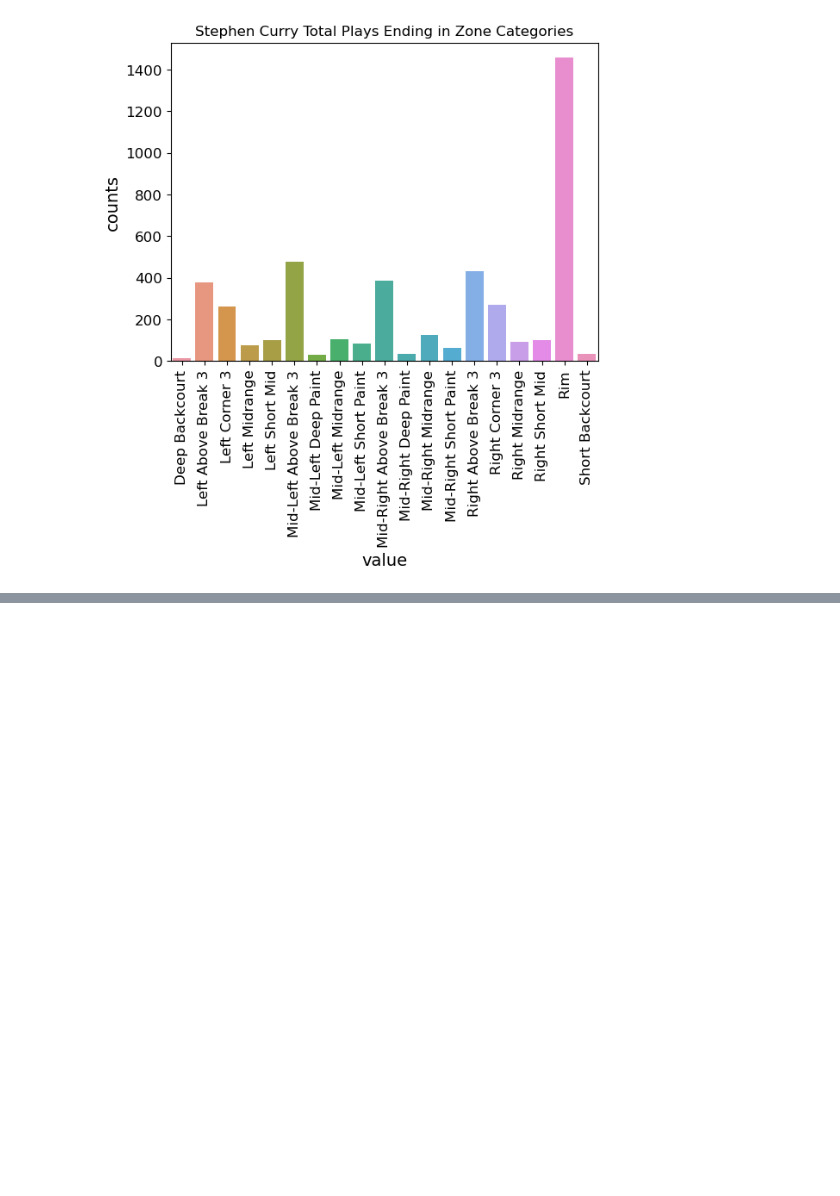
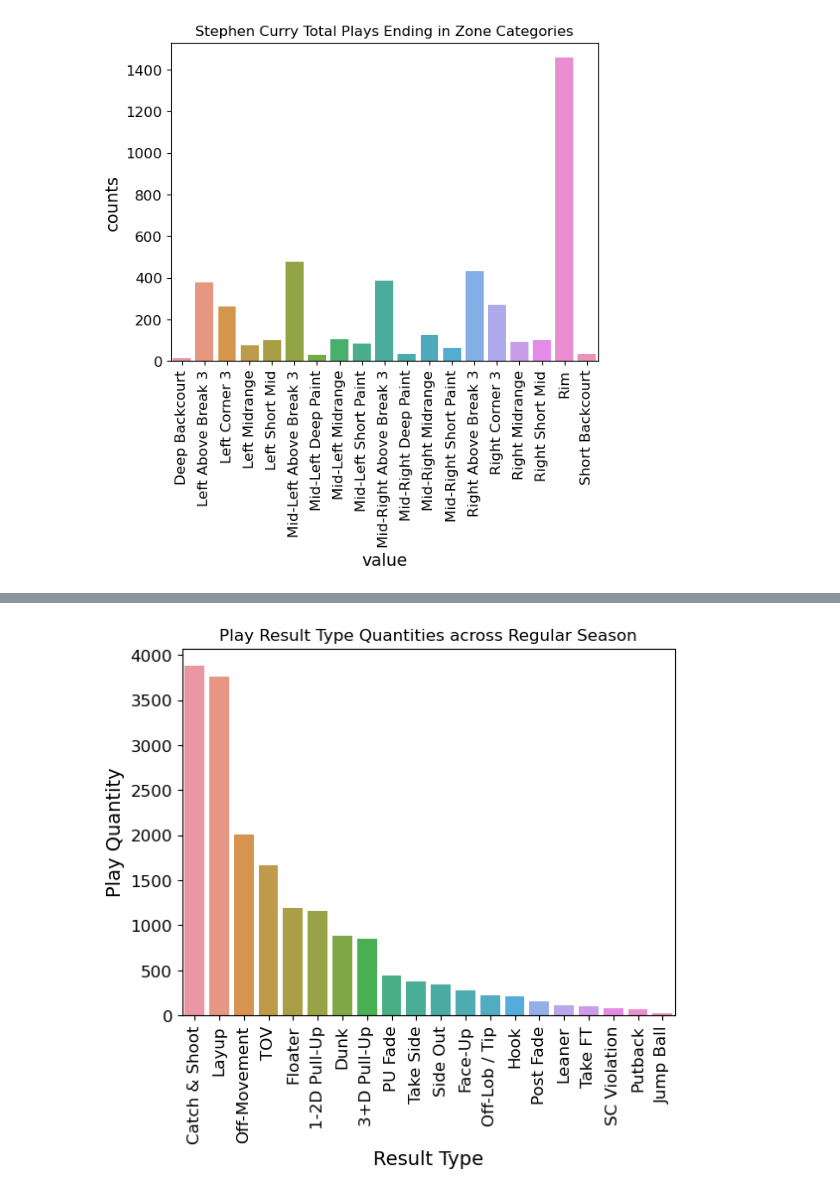
Before and after one commit to mikafur32/syracuseBasketballCompetition, a Jupyter notebook: Multi-index-stats.ipynb, the cells around one changed output, grey strips where cells are left out. Cells and saved outputs as stored; diff of their text form; code cells hidden in the pictures; blank space fills up the shorter version.

Commit message:
more plots work

```diff
--- a/Multi-index-stats.ipynb
+++ b/Multi-index-stats.ipynb
@@ -254,0 +257,11 @@ plt.xticks(rotation = 90);
+# %%
+## ["result_type", "points", "result_zone", "result_contest"]
+regular_data_master = game_data_master.loc[game_data_master["season_type"] == "Regular Season"]
+playoff_data_master = game_data_master.loc[game_data_master["season_type"] == "Playoffs"]
+# %%
+result_type_counts_regular = regular_data_master["result_type"].value_counts().to_frame()
+result_type_counts_playoffs = playoff_data_master["result_type"].value_counts().to_frame()
+
+result_type_counts_regular.reset_index(inplace = True)
+result_type_counts_playoffs.reset_index(inplace = True)
+result_type_counts_regular.head()
@@ -254,0 +293,5 @@ plt.xticks(rotation = 90);
+# %%
+result_type_regular_hist = sns.barplot(data = result_type_counts_regular, x = "index", y = "result_type").set(title = "Play Result Type Quantities across Regular Season", xlabel = "Result Type", ylabel = "Play Quantity")
+plt.xticks(rotation = 90);
+# %% [output]
+[figure, added]
```
Also changed, not shown: parts of 12 cells of this notebook, 20 other files.
